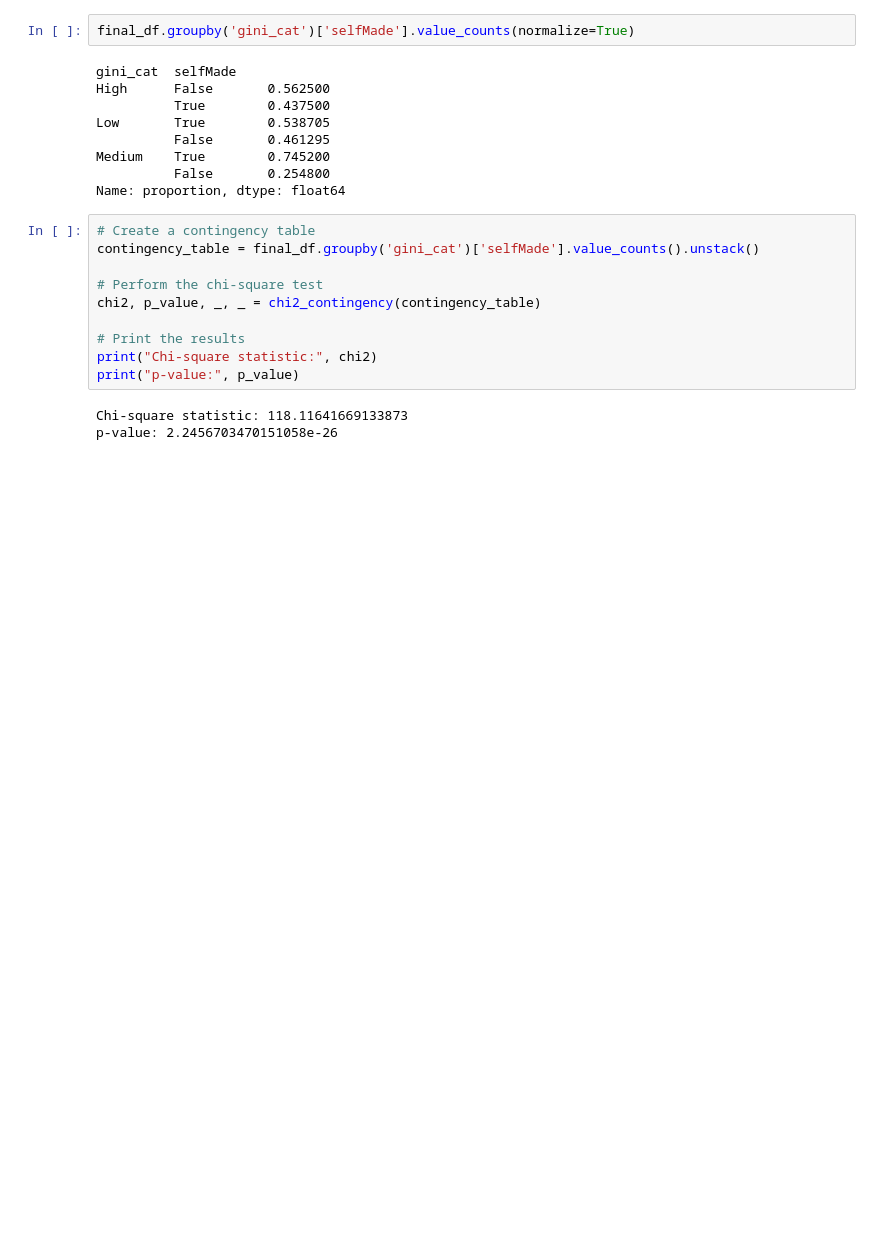
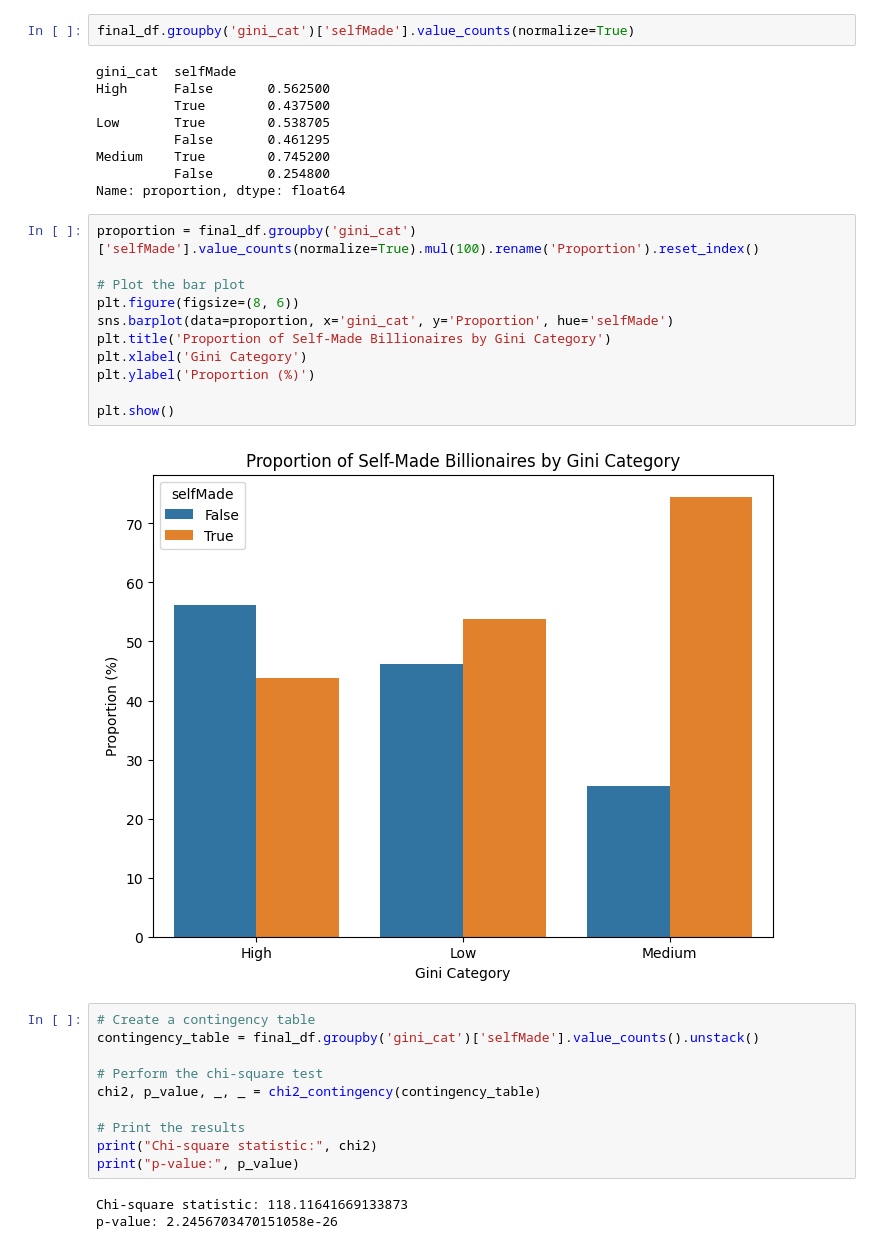
Before and after one commit to ErinZhan2500/SI618FinalProject, a Jupyter notebook: FinalProject.ipynb, the cells around one changed output. Saved outputs shown, nothing was run; the diff lists cells and outputs as text; blank space fills up the shorter version.

```diff
--- a/FinalProject.ipynb
+++ b/FinalProject.ipynb
@@ -447,6 +447,19 @@ Low       True        0.538705
 Medium    True        0.745200
           False       0.254800
 Name: proportion, dtype: float64
+# %%
+proportion = final_df.groupby('gini_cat')['selfMade'].value_counts(normalize=True).mul(100).rename('Proportion').reset_index()
+
+# Plot the bar plot
+plt.figure(figsize=(8, 6))
+sns.barplot(data=proportion, x='gini_cat', y='Proportion', hue='selfMade')
+plt.title('Proportion of Self-Made Billionaires by Gini Category')
+plt.xlabel('Gini Category')
+plt.ylabel('Proportion (%)')
+
+plt.show()
+# %% [output]
+[figure, added]
 # %%
 # Create a contingency table
 contingency_table = final_df.groupby('gini_cat')['selfMade'].value_counts().unstack()
```
Also changed, not shown: parts of 9 cells of this notebook.
